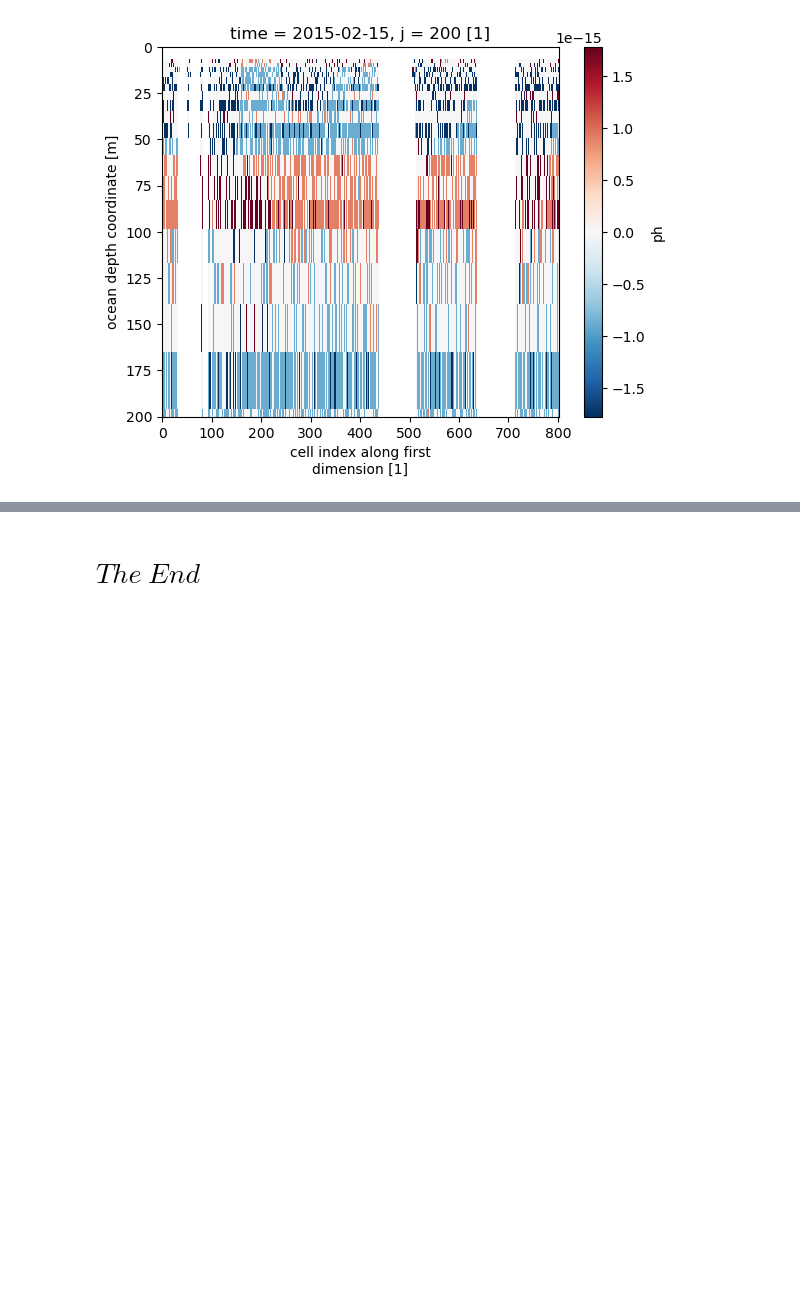
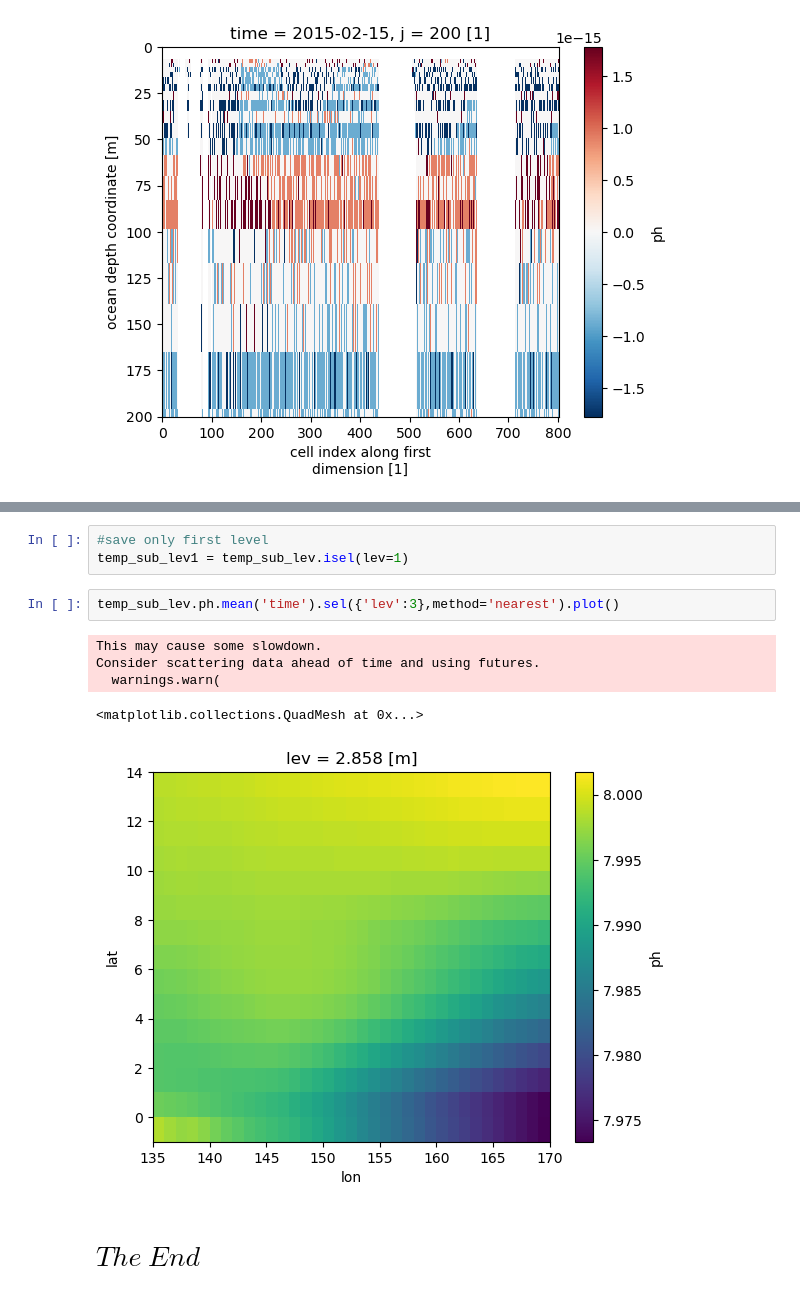
Before and after one commit to shared-climate-data-problems/CMIP-data-problems, a Jupyter notebook: notebooks/CMIP6_PH_sandbox.ipynb, the cells around one changed output, grey strips where cells are left out. Cells and saved outputs as stored; diff of their text form; blank space fills up the shorter version.

```diff
--- a/notebooks/CMIP6_PH_sandbox.ipynb
+++ b/notebooks/CMIP6_PH_sandbox.ipynb
@@ -268,3 +608,14 @@ plt.show()
+# %%
+#save only first level
+temp_sub_lev1 = temp_sub_lev.isel(lev=1)
+# %%
+temp_sub_lev.ph.mean('time').sel({'lev':3},method='nearest').plot()
+# %% [output]
+This may cause some slowdown.
+Consider scattering data ahead of time and using futures.
+  warnings.warn(
+<matplotlib.collections.QuadMesh at 0x...>
+[figure, added]
 # %% [markdown]
 # $The$ $End$
 # %%
```
Also changed, not shown: parts of 22 cells of this notebook.
